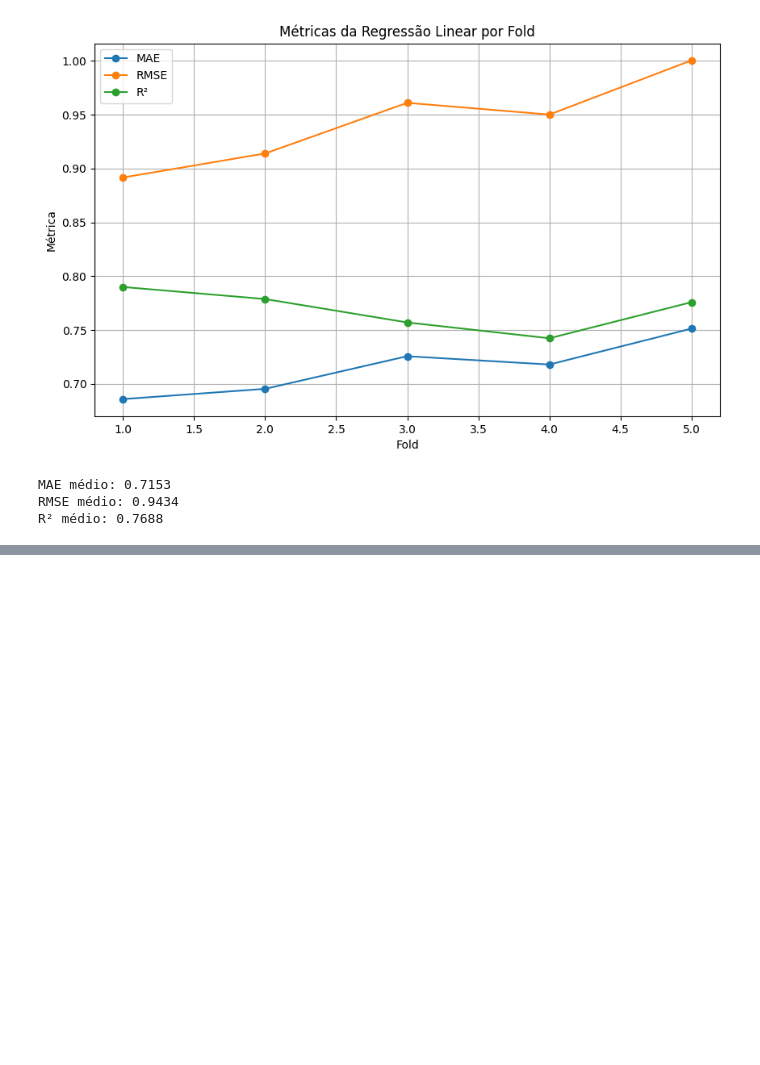
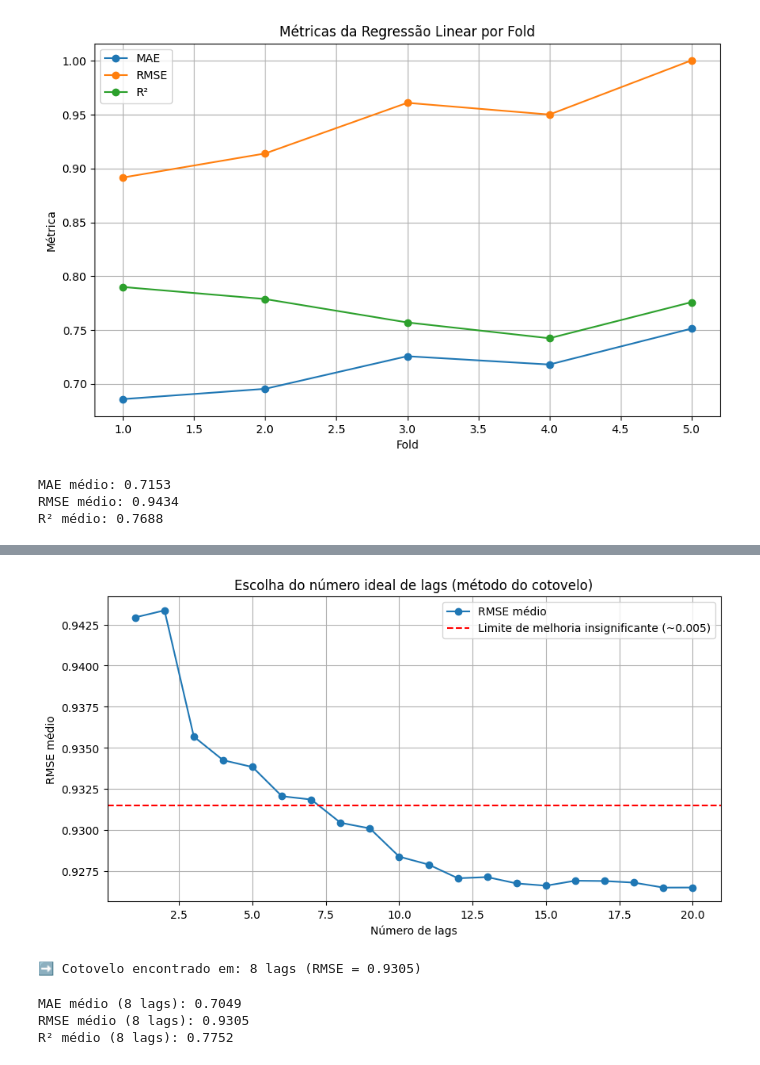
Before and after one commit to potatoesAndMolasses/First-steps-on-data, a Jupyter notebook: weather-data-brasil-2000-2023.ipynb, the cells around one changed output, grey strips where cells are left out. Cells and saved outputs as stored; diff of their text form; code cells hidden in the pictures; blank space fills up the shorter version.

Commit message:
Kaggle Notebook | Weather Data Brasil (2000-2023) | Version 4

```diff
--- a/weather-data-brasil-2000-2023.ipynb
+++ b/weather-data-brasil-2000-2023.ipynb
@@ -223,0 +262,63 @@ R² médio: 0.7688
+# %%
+plt.figure(figsize=(10,5))
+plt.plot(range(1, max_lags+1), rmse_scores, marker='o', label='RMSE médio')
+plt.axhline(y=min(rmse_scores) + 0.005, color='r', linestyle='--', label='Limite de melhoria insignificante (~0.005)')
+plt.xlabel('Número de lags')
+plt.ylabel('RMSE médio')
+plt.title('Escolha do número ideal de lags (método do cotovelo)')
+plt.legend()
+plt.grid(True)
+plt.show()
+# %% [output]
+[figure, added]
+# %%
+rmse_scores = np.array(rmse_scores)
+rmse_min = np.min(rmse_scores)
+tolerancia = 0.005
+
+# Encontra o primeiro lag dentro da faixa aceitável
+for lag, rmse in enumerate(rmse_scores, start=1):
+    if rmse <= rmse_min + tolerancia:
+        print(f"➡️ Cotovelo encontrado em: {lag} lags (RMSE = {rmse:.4f})")
+        break
+# %% [output]
+➡️ Cotovelo encontrado em: 8 lags (RMSE = 0.9305)
+# %%
+# Recria DataFrame com 8 lags
+df = dfs["Brazil"][['Temp_Mean']].copy()
+for i in range(1, 9):  # 1 até 8
+    df[f'lag_{i}'] = df['Temp_Mean'].shift(i)
+
+df = df.dropna()
+
+X = df.drop(columns=['Temp_Mean']).values
+y = df['Temp_Mean'].values
+
+# TimeSeriesSplit + regressão como antes
+from sklearn.linear_model import LinearRegression
+from sklearn.model_selection import TimeSeriesSplit
+from sklearn.metrics import mean_absolute_error, mean_squared_error, r2_score
+import numpy as np
+
+tscv = TimeSeriesSplit(n_splits=5)
+mae_scores, rmse_scores, r2_scores = [], [], []
+
+for train_idx, test_idx in tscv.split(X):
+    X_train, X_test = X[train_idx], X[test_idx]
+    y_train, y_test = y[train_idx], y[test_idx]
+
+    model = LinearRegression()
+    model.fit(X_train, y_train)
+    y_pred = model.predict(X_test)
+
+    mae_scores.append(mean_absolute_error(y_test, y_pred))
+    rmse_scores.append(np.sqrt(mean_squared_error(y_test, y_pred)))
+    r2_scores.append(r2_score(y_test, y_pred))
+
+print(f"MAE médio (8 lags): {np.mean(mae_scores):.4f}")
+print(f"RMSE médio (8 lags): {np.mean(rmse_scores):.4f}")
+print(f"R² médio (8 lags): {np.mean(r2_scores):.4f}")
+# %% [output]
+MAE médio (8 lags): 0.7049
+RMSE médio (8 lags): 0.9305
+R² médio (8 lags): 0.7752
```
Also changed, not shown: parts of 1 cell of this notebook.
